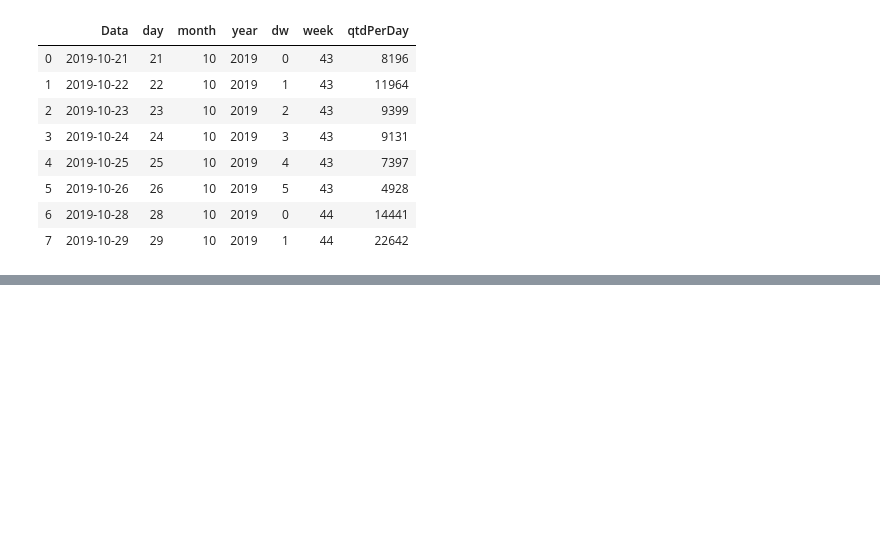
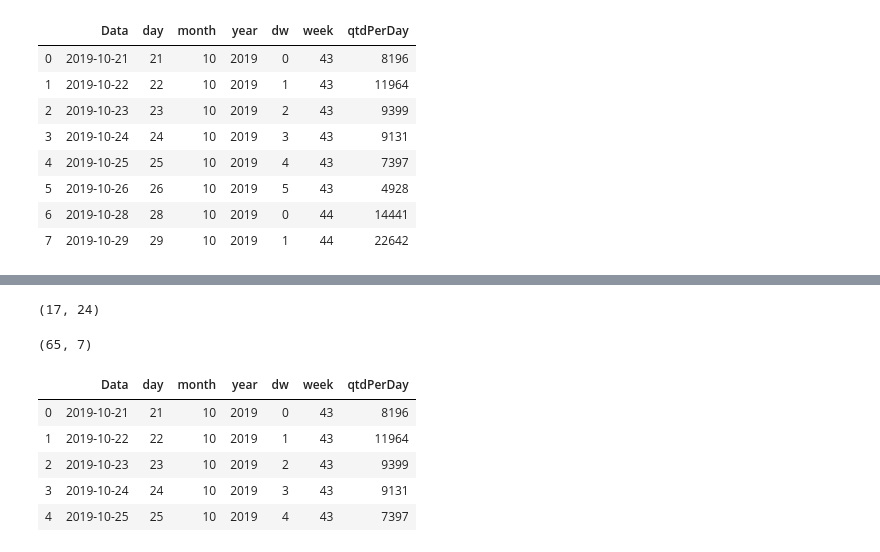
Before and after one commit to dougmart/ProductDemandAnalyForec, a Jupyter notebook: code/main.ipynb, the cells around one changed output, grey strips where cells are left out. Drawn from its saved outputs; the diff is of its cells as text; code cells hidden in the pictures; blank space fills up the shorter version.

```diff
--- a/code/main.ipynb
+++ b/code/main.ipynb
@@ -234,0 +377,17 @@ dtype: object
+# %%
+Yv.shape
+# %% [output]
+(17, 24)
+# %%
+val.shape
+# %% [output]
+(65, 7)
+# %%
+salesPerDay.head()
+# %% [output]
+|  | Data | day | month | year | dw | week | qtdPerDay |
+| 0 | 2019-10-21 | 21 | 10 | 2019 | 0 | 43 | 8196 |
+| 1 | 2019-10-22 | 22 | 10 | 2019 | 1 | 43 | 11964 |
+| 2 | 2019-10-23 | 23 | 10 | 2019 | 2 | 43 | 9399 |
+| 3 | 2019-10-24 | 24 | 10 | 2019 | 3 | 43 | 9131 |
+| 4 | 2019-10-25 | 25 | 10 | 2019 | 4 | 43 | 7397 |
```
Also changed, not shown: parts of 32 cells of this notebook.
